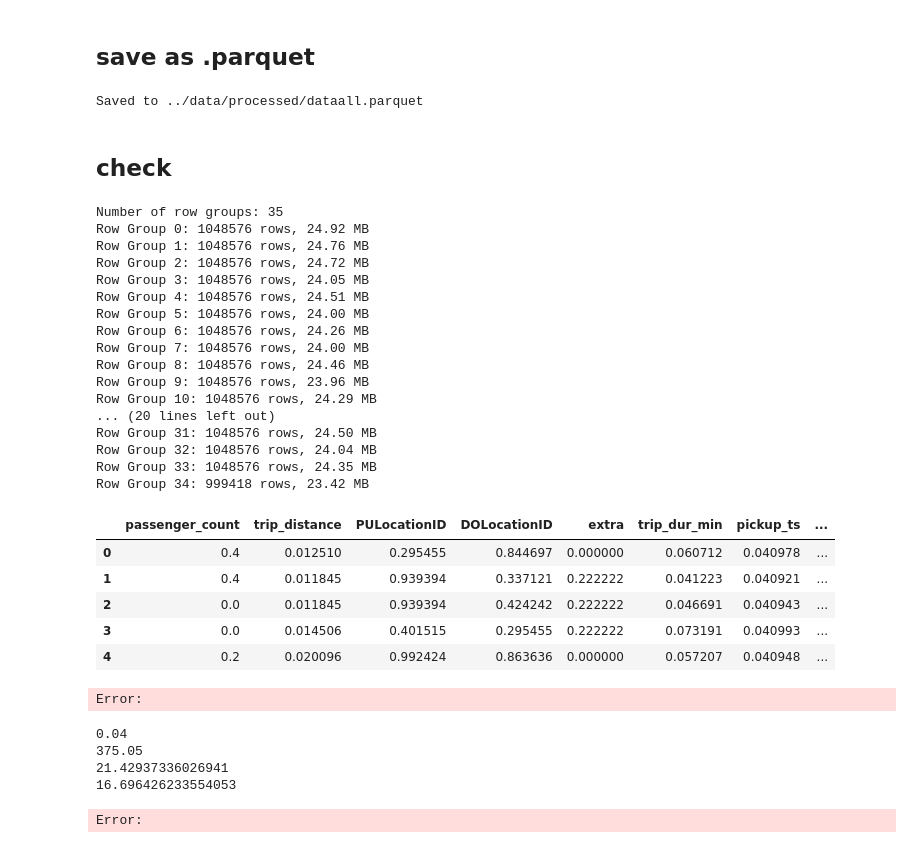
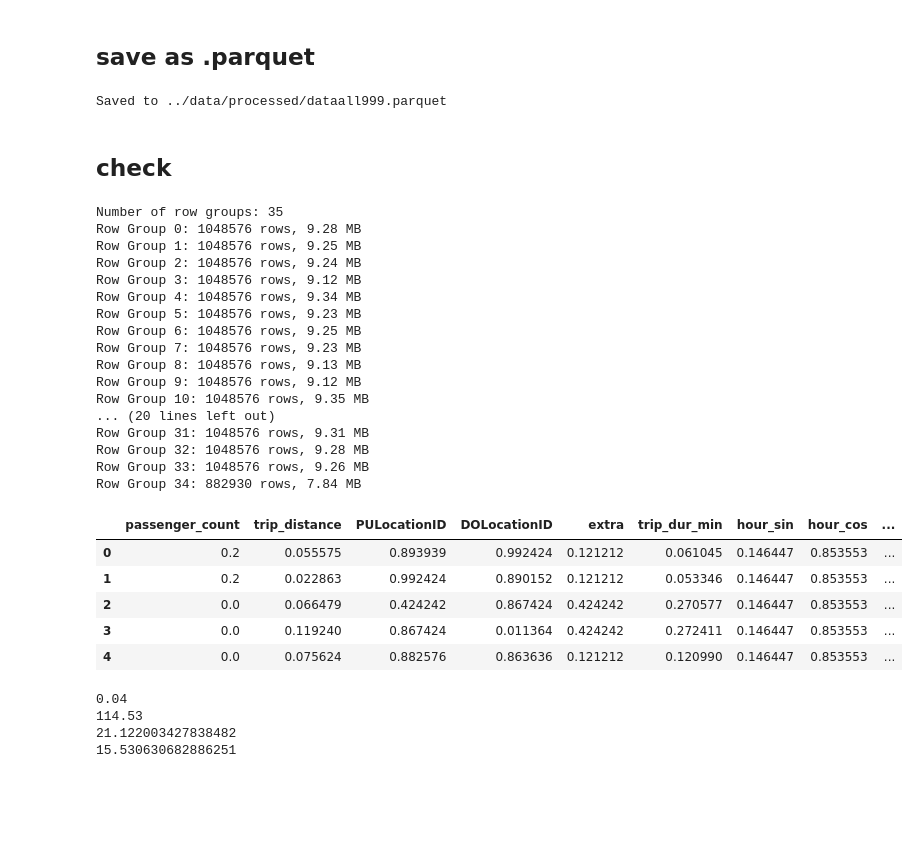
Before and after one commit to crk13/5208-SGD-MPI, a Jupyter notebook: source/data_cleaning.ipynb, the cells around one changed output. Drawn from its saved outputs; the diff is of its cells as text; code cells hidden in the pictures; blank space fills up the shorter version.

```diff
--- a/source/data_cleaning.ipynb
+++ b/source/data_cleaning.ipynb
@@ -219,17 +255,17 @@ import os
 os.makedirs("../data/processed", exist_ok=True)
 
 # 保存为 parquet
-df.to_parquet("../data/processed/dataall.parquet", index=False)
-print("Saved to ../data/processed/dataall.parquet")
+df.to_parquet("../data/processed/dataall999.parquet", index=False)
+print("Saved to ../data/processed/dataall999.parquet")
 # %% [output]
-Saved to ../data/processed/dataall.parquet
+Saved to ../data/processed/dataall999.parquet
 # %% [markdown]
 ## check
 # %%
 import pyarrow.parquet as pq
 
 # 读 parquet 文件的元信息
-parquet_file = pq.ParquetFile("../data/processed/dataall.parquet")
+parquet_file = pq.ParquetFile("../data/processed/dataall999.parquet")
 
 print("Number of row groups:", parquet_file.num_row_groups)
 
@@ -239,41 +275,39 @@ for i in range(parquet_file.num_row_groups):
     print(f"Row Group {i}: {rg_meta.num_rows} rows, {rg_meta.total_byte_size/1024/1024:.2f} MB")
 # %% [output]
 Number of row groups: 35
-Row Group 0: 1048576 rows, 24.92 MB
-Row Group 1: 1048576 rows, 24.76 MB
-Row Group 2: 1048576 rows, 24.72 MB
-Row Group 3: 1048576 rows, 24.05 MB
-Row Group 4: 1048576 rows, 24.51 MB
-Row Group 5: 1048576 rows, 24.00 MB
-Row Group 6: 1048576 rows, 24.26 MB
-Row Group 7: 1048576 rows, 24.00 MB
-Row Group 8: 1048576 rows, 24.46 MB
-Row Group 9: 1048576 rows, 23.96 MB
-Row Group 10: 1048576 rows, 24.29 MB
+Row Group 0: 1048576 rows, 9.28 MB
+Row Group 1: 1048576 rows, 9.25 MB
+Row Group 2: 1048576 rows, 9.24 MB
+Row Group 3: 1048576 rows, 9.12 MB
+Row Group 4: 1048576 rows, 9.34 MB
+Row Group 5: 1048576 rows, 9.23 MB
+Row Group 6: 1048576 rows, 9.25 MB
+Row Group 7: 1048576 rows, 9.23 MB
+Row Group 8: 1048576 rows, 9.13 MB
+Row Group 9: 1048576 rows, 9.12 MB
+Row Group 10: 1048576 rows, 9.35 MB
 ... (20 lines left out)
-Row Group 31: 1048576 rows, 24.50 MB
-Row Group 32: 1048576 rows, 24.04 MB
-Row Group 33: 1048576 rows, 24.35 MB
-Row Group 34: 999418 rows, 23.42 MB
+Row Group 31: 1048576 rows, 9.31 MB
+Row Group 32: 1048576 rows, 9.28 MB
+Row Group 33: 1048576 rows, 9.26 MB
+Row Group 34: 882930 rows, 7.84 MB
 # %%
-parquet_file.read_row_group(1).to_pandas().head()
+parquet_file.read_row_group(34).to_pandas().head()
 # %% [output]
-|  | passenger_count | trip_distance | PULocationID | DOLocationID | extra | trip_dur_min | pickup_ts | ... |
-| 0 | 0.4 | 0.012510 | 0.295455 | 0.844697 | 0.000000 | 0.060712 | 0.040978 | ... |
-| 1 | 0.4 | 0.011845 | 0.939394 | 0.337121 | 0.222222 | 0.041223 | 0.040921 | ... |
-| 2 | 0.0 | 0.011845 | 0.939394 | 0.424242 | 0.222222 | 0.046691 | 0.040943 | ... |
-| 3 | 0.0 | 0.014506 | 0.401515 | 0.295455 | 0.222222 | 0.073191 | 0.040993 | ... |
-| 4 | 0.2 | 0.020096 | 0.992424 | 0.863636 | 0.000000 | 0.057207 | 0.040948 | ... |
+|  | passenger_count | trip_distance | PULocationID | DOLocationID | extra | trip_dur_min | hour_sin | hour_cos | ... |
+| 0 | 0.2 | 0.055575 | 0.893939 | 0.992424 | 0.121212 | 0.061045 | 0.146447 | 0.853553 | ... |
+| 1 | 0.2 | 0.022863 | 0.992424 | 0.890152 | 0.121212 | 0.053346 | 0.146447 | 0.853553 | ... |
+| 2 | 0.0 | 0.066479 | 0.424242 | 0.867424 | 0.424242 | 0.270577 | 0.146447 | 0.853553 | ... |
+| 3 | 0.0 | 0.119240 | 0.867424 | 0.011364 | 0.424242 | 0.272411 | 0.146447 | 0.853553 | ... |
+| 4 | 0.0 | 0.075624 | 0.882576 | 0.863636 | 0.121212 | 0.120990 | 0.146447 | 0.853553 | ... |
-Error:
 # %%
-df = pd.read_parquet("../data/processed/dataall.parquet")
+df = pd.read_parquet("../data/processed/dataall999.parquet")
 print(df["total_amount"].min())
 print(df["total_amount"].max())
 print(df["total_amount"].mean())
 print(df["total_amount"].std())
 # %% [output]
 0.04
-375.05
-21.42937336026941
-16.696426233554053
+114.53
+21.122003427838482
+15.530630682886251
-Error:
```
Also changed, not shown: parts of 20 cells of this notebook, 6 other files.
